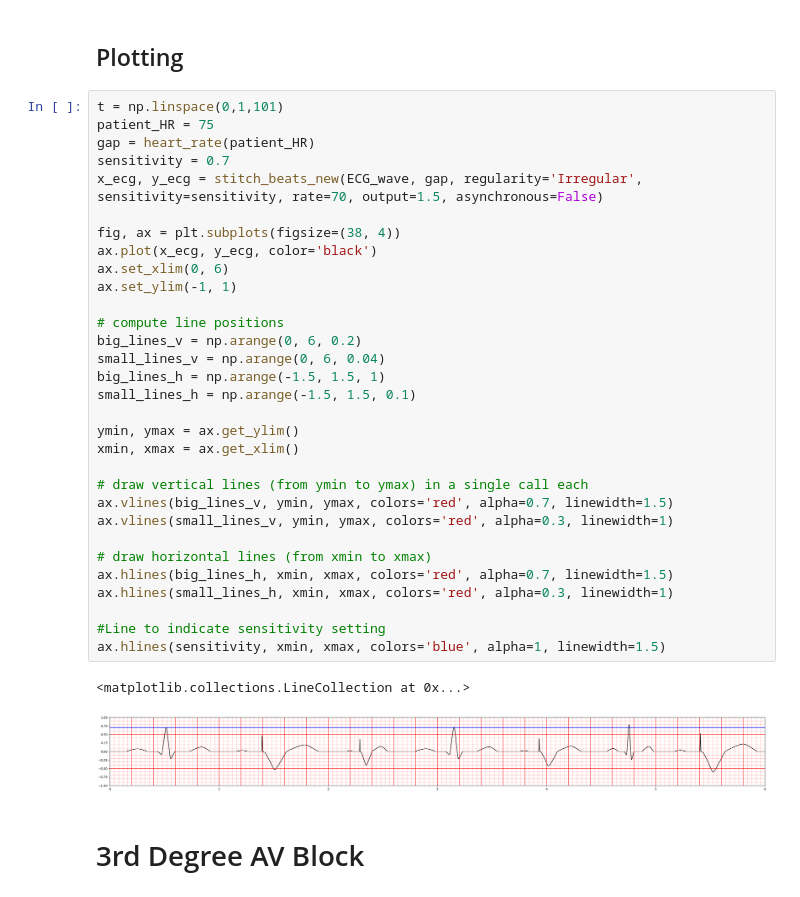
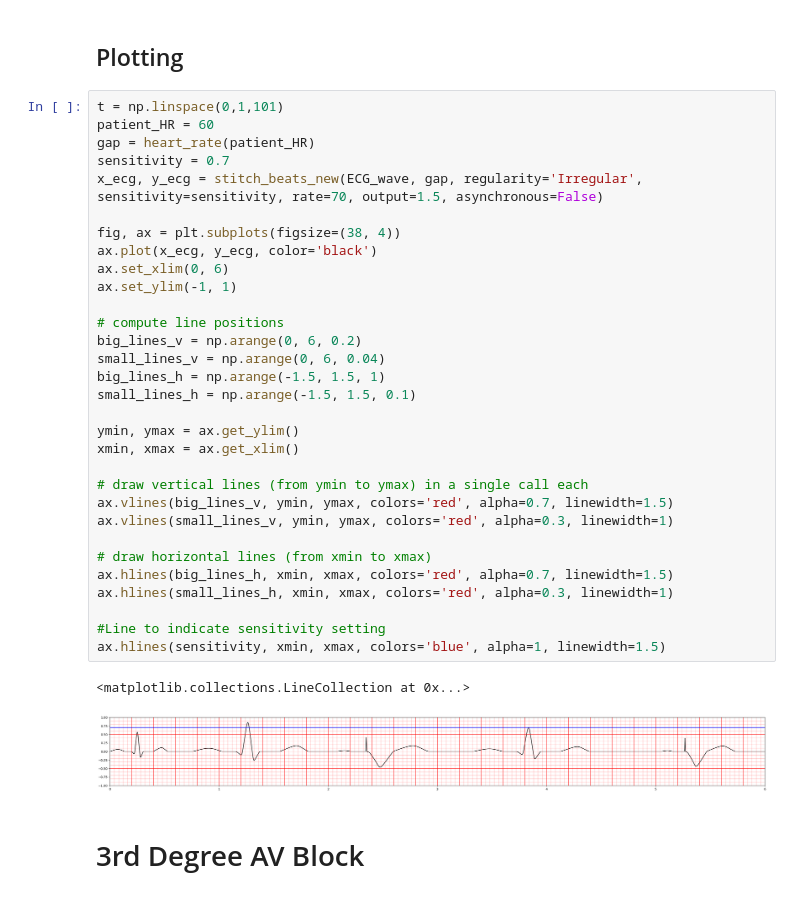
Before and after one commit to joonhaim/edupace, a Jupyter notebook: simulator-interface/ecg/ECG simulation - more organised version.ipynb, the cells around one changed output. Cells and saved outputs as stored; diff of their text form.

```diff
--- a/simulator-interface/ecg/ECG simulation - more organised version.ipynb
+++ b/simulator-interface/ecg/ECG simulation - more organised version.ipynb
@@ -412,38 +654,38 @@ def stitch_beats_new(ecg_func, gap, regularity, sensitivity,rate, output, asynch
 ## Plotting ##
 # %%
 t = np.linspace(0,1,101)
-patient_HR = 75
+patient_HR = 60
 gap = heart_rate(patient_HR)
 sensitivity = 0.7
 x_ecg, y_ecg = stitch_beats_new(ECG_wave, gap, regularity='Irregular', sensitivity=sensitivity, rate=70, output=1.5, asynchronous=False)
 
 fig, ax = plt.subplots(figsize=(38, 4))
 ax.plot(x_ecg, y_ecg, color='black')
 ax.set_xlim(0, 6)
 ax.set_ylim(-1, 1)
 
 # compute line positions
 big_lines_v = np.arange(0, 6, 0.2)
 small_lines_v = np.arange(0, 6, 0.04)
 big_lines_h = np.arange(-1.5, 1.5, 1)
 small_lines_h = np.arange(-1.5, 1.5, 0.1)
 
 ymin, ymax = ax.get_ylim()
 xmin, xmax = ax.get_xlim()
 
 # draw vertical lines (from ymin to ymax) in a single call each
 ax.vlines(big_lines_v, ymin, ymax, colors='red', alpha=0.7, linewidth=1.5)
 ax.vlines(small_lines_v, ymin, ymax, colors='red', alpha=0.3, linewidth=1)
 
 # draw horizontal lines (from xmin to xmax)
 ax.hlines(big_lines_h, xmin, xmax, colors='red', alpha=0.7, linewidth=1.5)
 ax.hlines(small_lines_h, xmin, xmax, colors='red', alpha=0.3, linewidth=1)
 
 #Line to indicate sensitivity setting
 ax.hlines(sensitivity, xmin, xmax, colors='blue', alpha=1, linewidth=1.5)
 # %% [output]
 <matplotlib.collections.LineCollection at 0x...>
-[figure, old version]
+[figure, new version]
 # %% [markdown]
 # 3rd Degree AV Block #
 # %%
```
Also changed, not shown: parts of 4 cells of this notebook.
